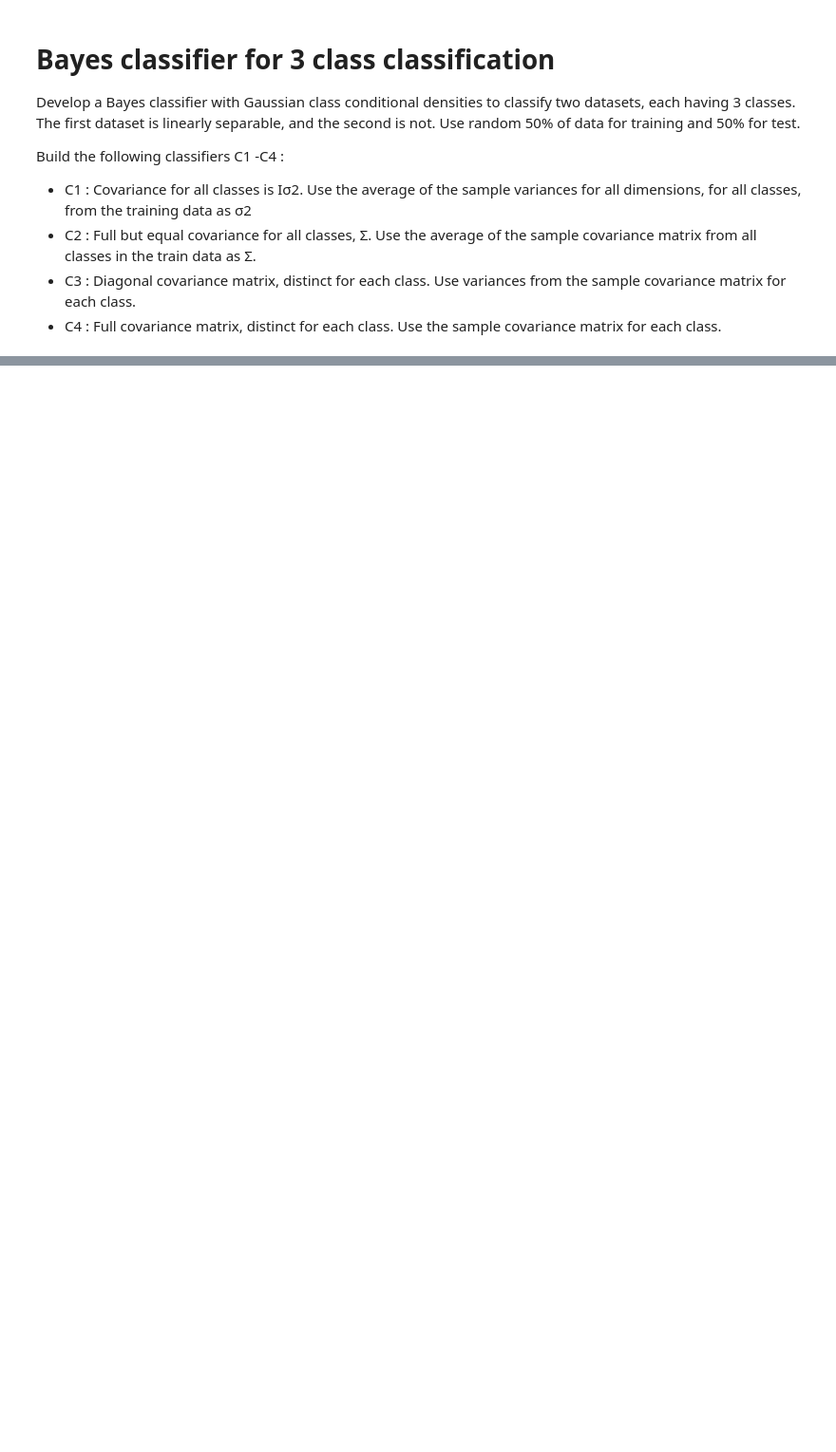
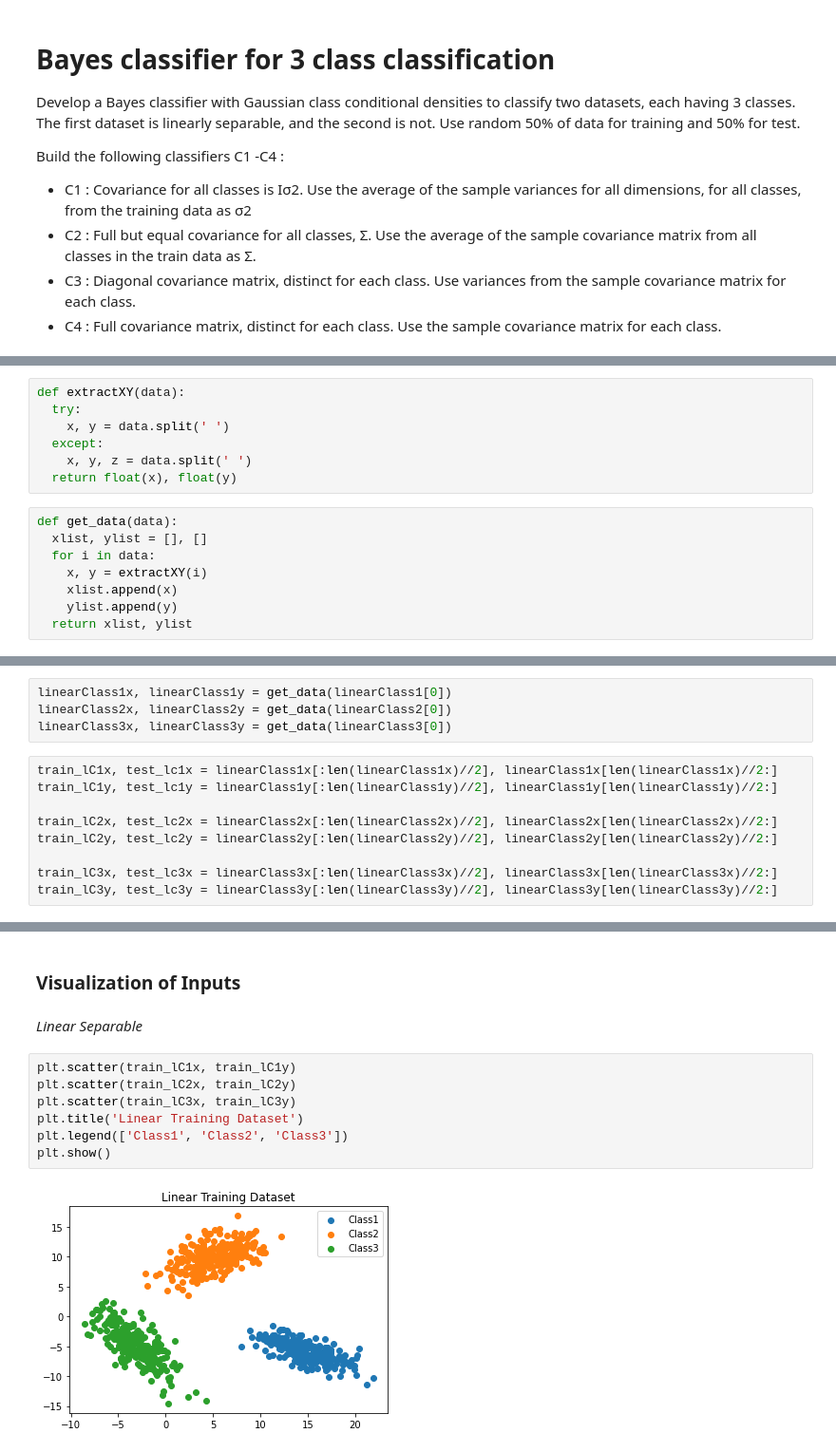
Before and after one commit to its-rajesh/Pattern-Recognition, a Jupyter notebook: PRA1Q2.ipynb, the cells around one changed output, grey strips where cells are left out. Shown at 95% size. Cells and saved outputs as stored; diff of their text form; blank space fills up the shorter version.

```diff
--- a/PRA1Q2.ipynb
+++ b/PRA1Q2.ipynb
@@ -20,0 +63,15 @@ covariance matrix for each class.
+# %%
+def extractXY(data):
+  try:
+    x, y = data.split(' ')
+  except:
+    x, y, z = data.split(' ')
+  return float(x), float(y)
+# %%
+def get_data(data):
+  xlist, ylist = [], []
+  for i in data:
+    x, y = extractXY(i)
+    xlist.append(x)
+    ylist.append(y)
+  return xlist, ylist
@@ -20,0 +80,13 @@ covariance matrix for each class.
+# %%
+linearClass1x, linearClass1y = get_data(linearClass1[0])
+linearClass2x, linearClass2y = get_data(linearClass2[0])
+linearClass3x, linearClass3y = get_data(linearClass3[0])
+# %%
+train_lC1x, test_lc1x = linearClass1x[:len(linearClass1x)//2], linearClass1x[len(linearClass1x)//2:]
+train_lC1y, test_lc1y = linearClass1y[:len(linearClass1y)//2], linearClass1y[len(linearClass1y)//2:]
+
+train_lC2x, test_lc2x = linearClass2x[:len(linearClass2x)//2], linearClass2x[len(linearClass2x)//2:]
+train_lC2y, test_lc2y = linearClass2y[:len(linearClass2y)//2], linearClass2y[len(linearClass2y)//2:]
+
+train_lC3x, test_lc3x = linearClass3x[:len(linearClass3x)//2], linearClass3x[len(linearClass3x)//2:]
+train_lC3y, test_lc3y = linearClass3y[:len(linearClass3y)//2], linearClass3y[len(linearClass3y)//2:]
@@ -20,0 +158,13 @@ covariance matrix for each class.
+# %% [markdown]
+### Visualization of Inputs
+# %% [markdown]
+*Linear Separable*
+# %%
+plt.scatter(train_lC1x, train_lC1y)
+plt.scatter(train_lC2x, train_lC2y)
+plt.scatter(train_lC3x, train_lC3y)
+plt.title('Linear Training Dataset')
+plt.legend(['Class1', 'Class2', 'Class3'])
+plt.show()
+# %% [output]
+[figure, added]
```
Also changed, not shown: parts of 46 cells of this notebook.
